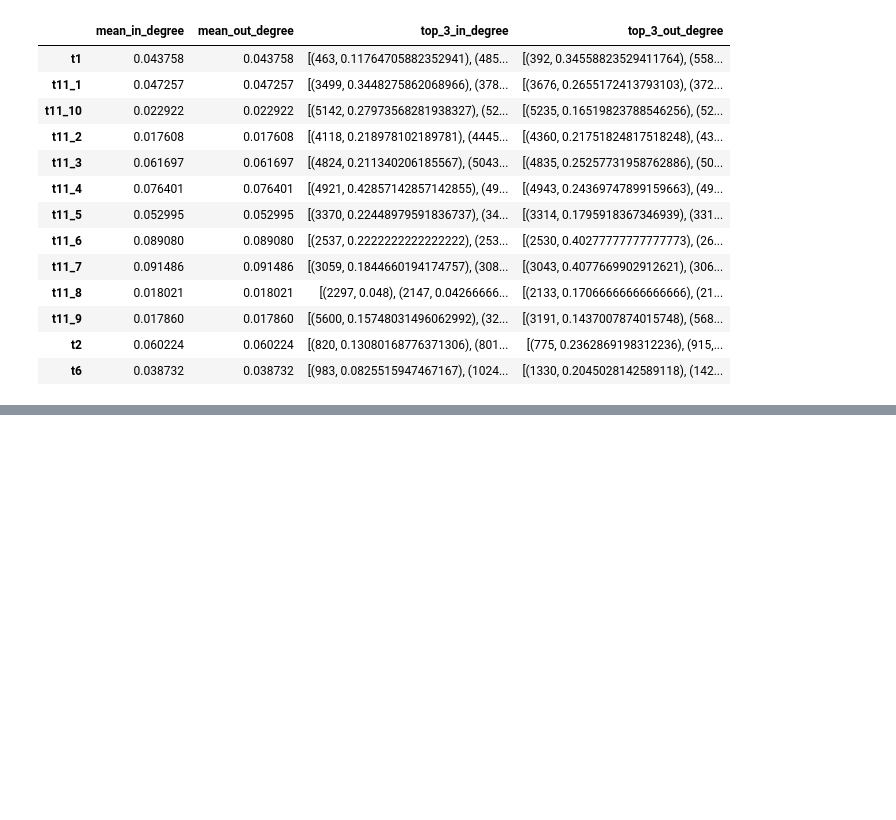
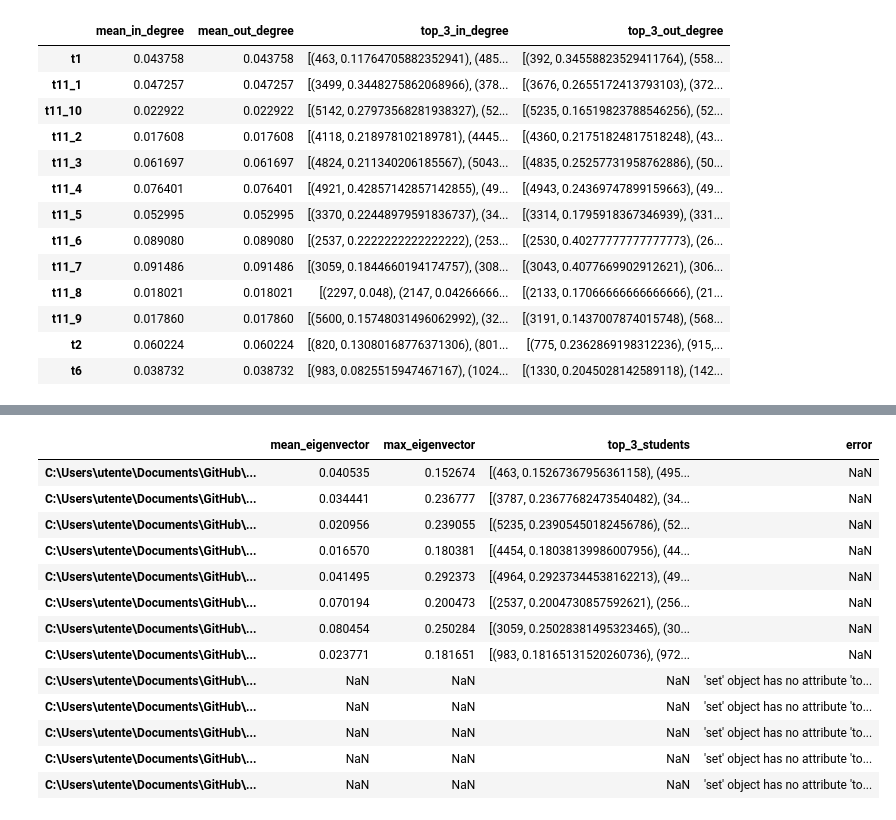
Before and after one commit to asalazar18s/SNA_25, a Jupyter notebook: metrics_IB.ipynb, the cells around one changed output, grey strips where cells are left out. Cells and saved outputs as stored; diff of their text form; code cells hidden in the pictures; blank space fills up the shorter version.

```diff
--- a/metrics_IB.ipynb
+++ b/metrics_IB.ipynb
@@ -157,0 +416,81 @@ in_out_df
+# %%
+# Prepare a summary dictionary for eigenvector centrality
+eigenvector_summary = {}
+
+# Calculate eigenvector centrality for each school
+for edge_file in extracted_files:
+    school_id = edge_file.split("/")[-1].replace("Edges_", "").replace(".csv", "")
+
+    try:
+        edge_df = pd.read_csv(edge_file)
+        node_file = edge_file.replace("Edges", "Nodes")
+        if not os.path.exists(node_file):
+            continue
+        node_df = pd.read_csv(node_file)
+
+        # Detect ID column
+        id_col = None
+        for col in node_df.columns:
+            if col.lower() == "id":
+                id_col = col
+                break
+        if not id_col and "ID" in node_df.columns:
+            id_col = "ID"
+        if not id_col:
+            continue
+
+        if not {'from', 'to', 'weight'}.issubset(edge_df.columns):
+            continue
+
+        # Filter for positive edges
+        positive_edges = edge_df[edge_df['weight'] > 0]
+
+        # Build graph
+        G = nx.DiGraph()
+        G.add_nodes_from(node_df[id_col])
+        G.add_weighted_edges_from(positive_edges[['from', 'to', 'weight']].values)
+
+        # Convert to undirected graph for eigenvector calculation (NetworkX requires this or non-zero strongly connected component)
+        if not nx.is_connected(G.to_undirected()):
+            G = max(nx.strongly_connected_components(G), key=len)
+            G_sub = G if isinstance(G, nx.DiGraph) else G.to_undirected()
+            H = G_sub.subgraph(G).copy()
+        else:
+            H = G
+
+        # Compute eigenvector centrality
+        eig = nx.eigenvector_centrality(H, max_iter=1000)
+
+        # Top 3 by eigenvector centrality and general stats
+        top_3 = sorted(eig.items(), key=lambda x: x[1], reverse=True)[:3]
+        mean_eig = sum(eig.values()) / len(eig) if eig else 0
+        max_eig = max(eig.values()) if eig else 0
+
+        eigenvector_summary[school_id] = {
+            "mean_eigenvector": mean_eig,
+            "max_eigenvector": max_eig,
+            "top_3_students": top_3
+        }
+
+    except Exception as e:
+        eigenvector_summary[school_id] = {
+            "error": str(e)
+        }
+
+eigenvector_df = pd.DataFrame.from_dict(eigenvector_summary, orient='index')
+eigenvector_df
+# %% [output]
+|  | mean_eigenvector | max_eigenvector | top_3_students | error |
+| C:\Users\utente\Documents\GitHub\... | 0.040535 | 0.152674 | [(463, 0.15267367956361158), (495... | NaN |
+| C:\Users\utente\Documents\GitHub\... | 0.034441 | 0.236777 | [(3787, 0.23677682473540482), (34... | NaN |
+| C:\Users\utente\Documents\GitHub\... | 0.020956 | 0.239055 | [(5235, 0.23905450182456786), (52... | NaN |
+| C:\Users\utente\Documents\GitHub\... | 0.016570 | 0.180381 | [(4454, 0.18038139986007956), (44... | NaN |
+| C:\Users\utente\Documents\GitHub\... | 0.041495 | 0.292373 | [(4964, 0.29237344538162213), (49... | NaN |
+| C:\Users\utente\Documents\GitHub\... | 0.070194 | 0.200473 | [(2537, 0.2004730857592621), (256... | NaN |
+| C:\Users\utente\Documents\GitHub\... | 0.080454 | 0.250284 | [(3059, 0.25028381495323465), (30... | NaN |
+| C:\Users\utente\Documents\GitHub\... | 0.023771 | 0.181651 | [(983, 0.18165131520260736), (972... | NaN |
+| C:\Users\utente\Documents\GitHub\... | NaN | NaN | NaN | 'set' object has no attribute 'to... |
+| C:\Users\utente\Documents\GitHub\... | NaN | NaN | NaN | 'set' object has no attribute 'to... |
+| C:\Users\utente\Documents\GitHub\... | NaN | NaN | NaN | 'set' object has no attribute 'to... |
+| C:\Users\utente\Documents\GitHub\... | NaN | NaN | NaN | 'set' object has no attribute 'to... |
+| C:\Users\utente\Documents\GitHub\... | NaN | NaN | NaN | 'set' object has no attribute 'to... |
```
Also changed, not shown: parts of 10 cells of this notebook.
